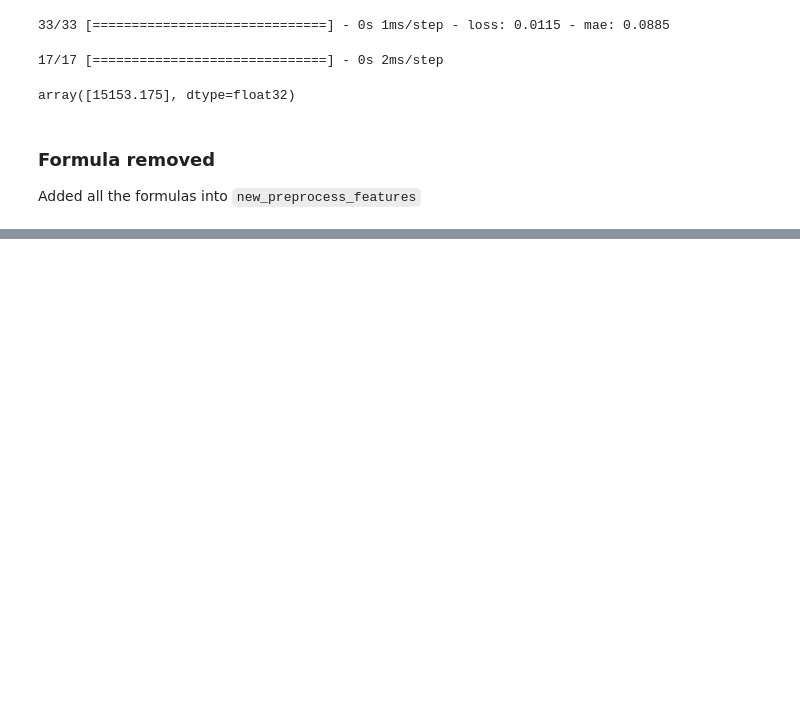
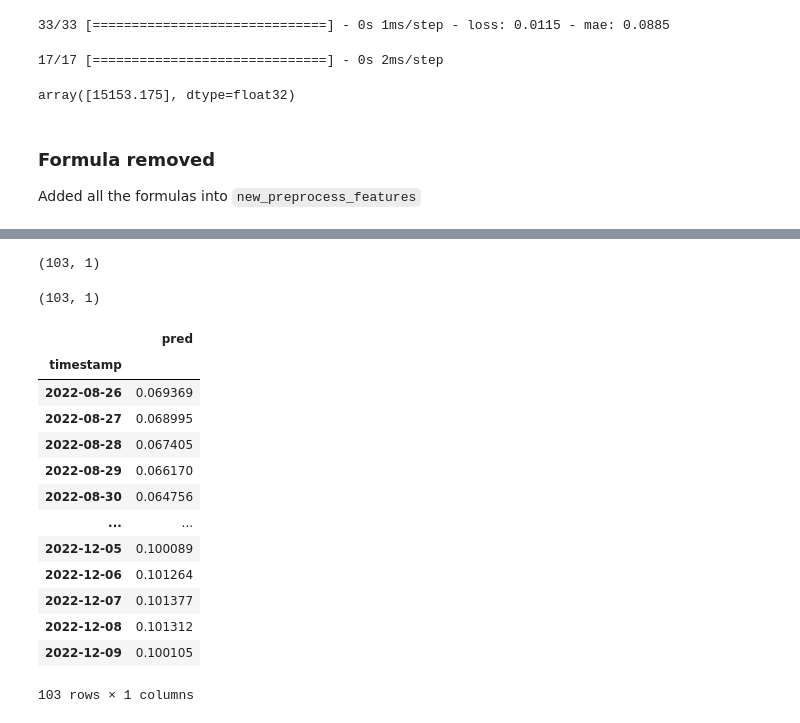
Before and after one commit to monicasainer/gossips_cryptos, a Jupyter notebook: notebooks/monica.ipynb, the cells around one changed output, grey strips where cells are left out. Saved outputs shown, nothing was run; the diff lists cells and outputs as text; code cells hidden in the pictures; blank space fills up the shorter version.

```diff
--- a/notebooks/monica.ipynb
+++ b/notebooks/monica.ipynb
@@ -412,0 +692,3 @@ def preprocess_features(cleaned_data: pd.DataFrame,window=20) -> np.ndarray:
+# %%
+model = init_model(y_train_scaled)
+model, history = fit_model(X_train_scaled, y_train_scaled, model, verbose=1)
@@ -412,0 +780,9 @@ def preprocess_features(cleaned_data: pd.DataFrame,window=20) -> np.ndarray:
+# %%
+y_pred.shape
+# %% [output]
+(103, 1)
+# %%
+y_test = unscaled_pred = scaler_y.inverse_transform(y_test_scaled)
+y_test.shape
+# %% [output]
+(103, 1)
@@ -412,0 +795,17 @@ def preprocess_features(cleaned_data: pd.DataFrame,window=20) -> np.ndarray:
+# %%
+prediction
+# %% [output]
+|  | pred |
+| timestamp |  |
+| 2022-08-26 | 0.069369 |
+| 2022-08-27 | 0.068995 |
+| 2022-08-28 | 0.067405 |
+| 2022-08-29 | 0.066170 |
+| 2022-08-30 | 0.064756 |
+| ... | ... |
+| 2022-12-05 | 0.100089 |
+| 2022-12-06 | 0.101264 |
+| 2022-12-07 | 0.101377 |
+| 2022-12-08 | 0.101312 |
+| 2022-12-09 | 0.100105 |
+103 rows × 1 columns
```
Also changed, not shown: parts of 30 cells of this notebook, 7 other files.
